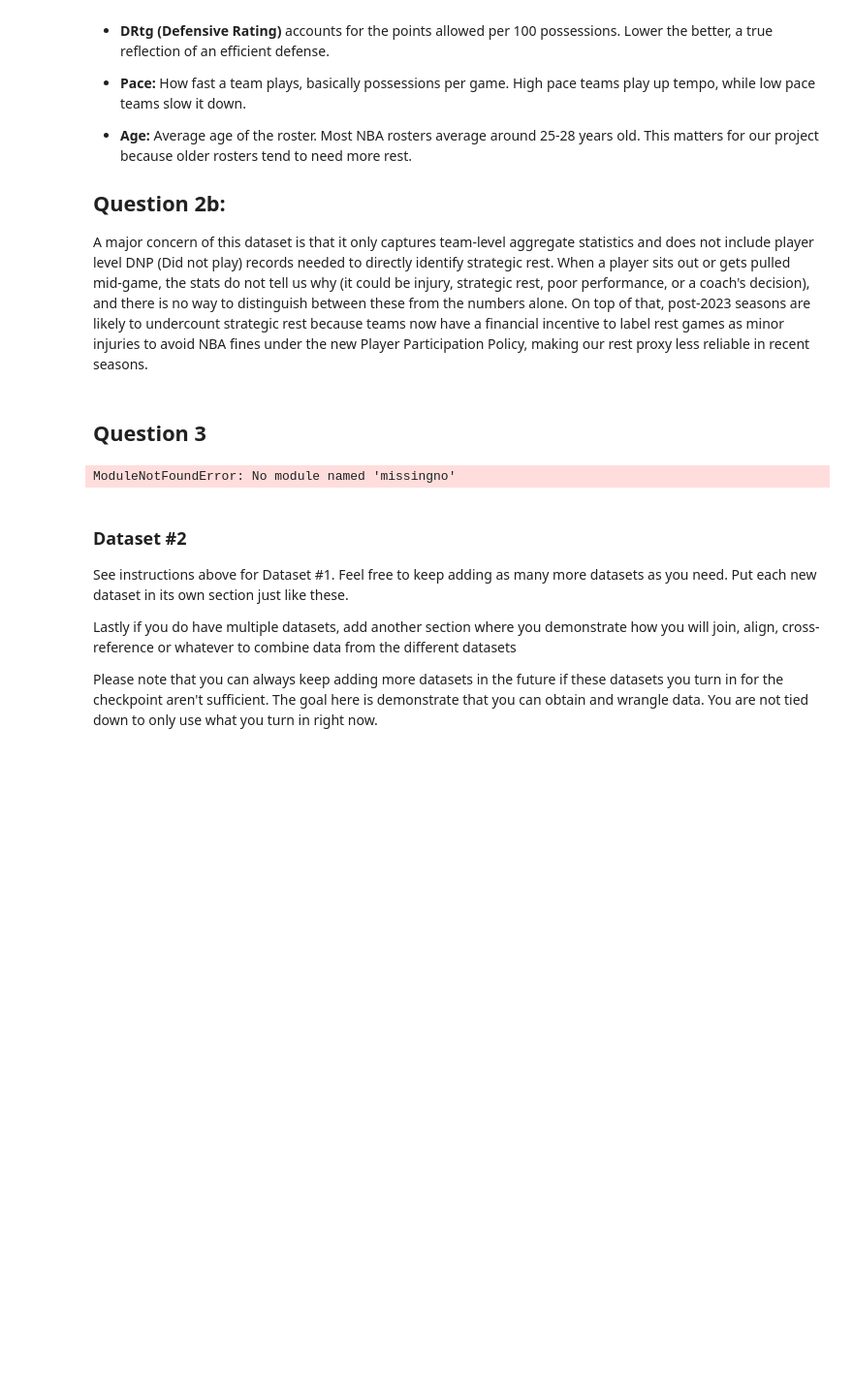
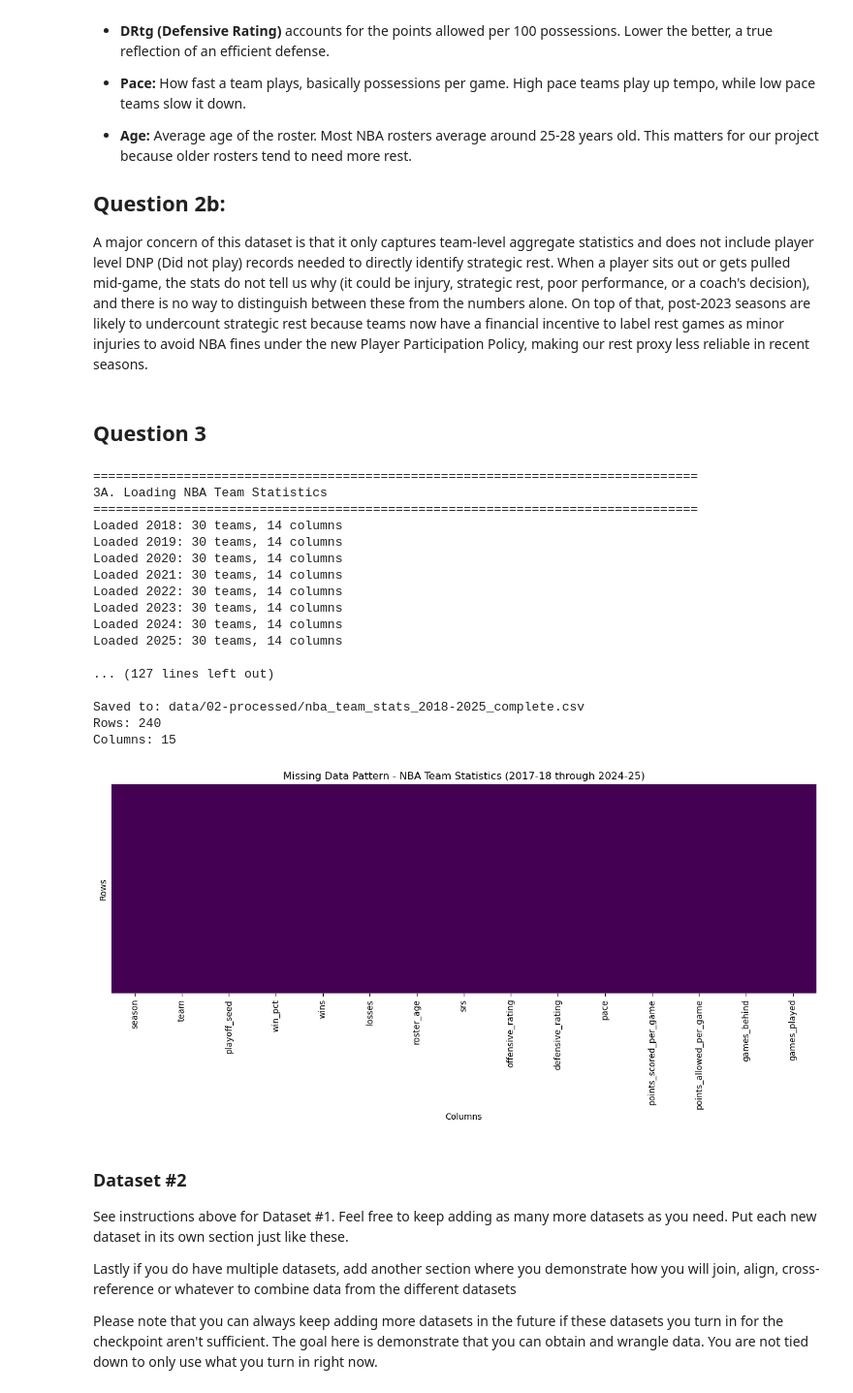
Before and after one commit to COGS108/Group-SP26-082, a Jupyter notebook: 01-DataCheckpoint.ipynb, the cells around one changed output. Shown at 97% size. Saved outputs shown, nothing was run; the diff lists cells and outputs as text; code cells hidden in the pictures; blank space fills up the shorter version.

Commit message:
resolved visualization

```diff
--- a/01-DataCheckpoint.ipynb
+++ b/01-DataCheckpoint.ipynb
@@ -176,7 +176,8 @@ seasons.
 
 import pandas as pd
 import numpy as np
-import missingno as msv
+import matplotlib.pyplot as plt
+import seaborn as sns
 
 pd.set_option('display.max_columns', None)
 pd.set_option('display.width', None)
@@ -398,35 +399,56 @@ for col, min_val, max_val in validations:
     invalid = nba_master[(nba_master[col] < min_val) | (nba_master[col] > max_val)]
     status = "Valid" if len(invalid) == 0 else f"Invalid ({len(invalid)} violations)"
     print(f"   {col}: {status}")
 
 print("\n" + "-"*80)
 print("Final data quality:")
 print(f"  Total rows: {nba_master.shape[0]}")
 print(f"  Total columns: {nba_master.shape[1]}")
 print(f"  Missing values: {nba_master.isnull().sum().sum()}")
 print(f"  Duplicate team-seasons: {nba_master.duplicated(subset=['season', 'team']).sum()}")
 
 # =============================================================================
 # 3G. SAVE PROCESSED DATA
 # =============================================================================
 
 print("\n" + "="*80)
 print("3G. Save Processed Data")
 print("="*80)
 
 output_path = 'data/02-processed/nba_team_stats_2018-2025_complete.csv'
 nba_master.to_csv(output_path, index=False)
 
 print(f"\nSaved to: {output_path}")
 print(f"Rows: {nba_master.shape[0]}")
 print(f"Columns: {nba_master.shape[1]}")
 
+# Missing data heatmap (shows completeness as we have no missing data)
 plt.figure(figsize=(12, 6))
-msv.matrix(nba_master, figsize=(12, 6), sparkline=False)
+sns.heatmap(nba_master.isnull(), cbar=False, yticklabels=False, cmap='viridis')
 plt.title('Missing Data Pattern - NBA Team Statistics (2017-18 through 2024-25)')
+plt.xlabel('Columns')
+plt.ylabel('Rows')
+plt.tight_layout()
 plt.show()
 # %% [output]
-ModuleNotFoundError: No module named 'missingno'
+================================================================================
+3A. Loading NBA Team Statistics
+================================================================================
+Loaded 2018: 30 teams, 14 columns
+Loaded 2019: 30 teams, 14 columns
+Loaded 2020: 30 teams, 14 columns
+Loaded 2021: 30 teams, 14 columns
+Loaded 2022: 30 teams, 14 columns
+Loaded 2023: 30 teams, 14 columns
+Loaded 2024: 30 teams, 14 columns
+Loaded 2025: 30 teams, 14 columns
+
+... (127 lines left out)
+
+Saved to: data/02-processed/nba_team_stats_2018-2025_complete.csv
+Rows: 240
+Columns: 15
+[figure, added]
 # %% [markdown]
 ### Dataset #2
 
```
